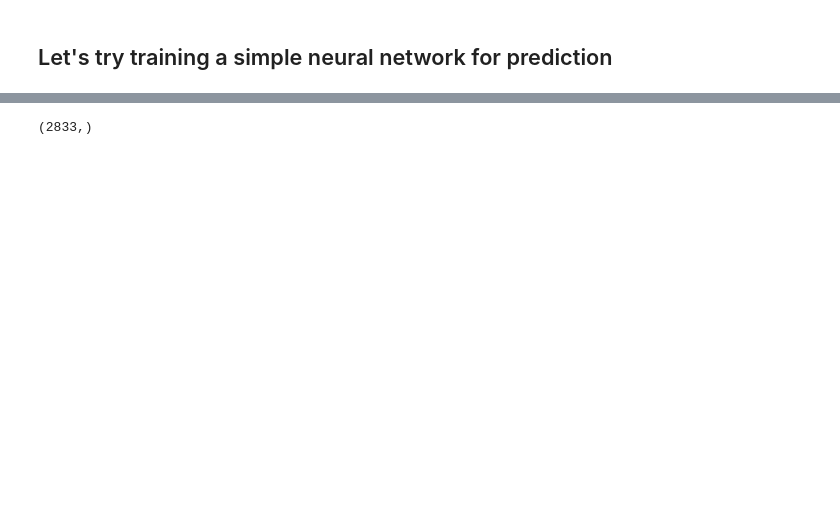
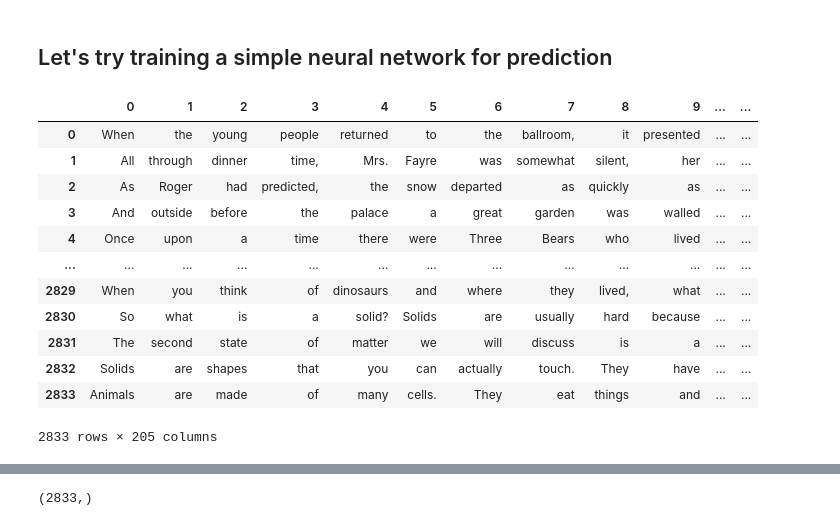
Before and after one commit to exemartinez/makeovermonday_projects, a Jupyter notebook: scripts/readability_kaggle_wrangling.ipynb, the cells around one changed output, grey strips where cells are left out. Drawn from its saved outputs; the diff is of its cells as text; code cells hidden in the pictures; blank space fills up the shorter version.

```diff
--- a/scripts/readability_kaggle_wrangling.ipynb
+++ b/scripts/readability_kaggle_wrangling.ipynb
@@ -290,7 +276,4 @@ df_final.head()
 | 4 | 37c1b32fb | Once upon a time there were Three... | 0.247197 | 0.510845 | 147 | 723 | 4.918367 | ... |
 5 rows × 214 columns
 # %%
-df_final_clean = df_final.drop(columns=['excerpt'])
+df_final_clean = df_final.drop(columns=['excerpt', 'id'])
-# %%
-df_indexed = df_final_clean.set_index('id')
-df_indexed.head()
@@ -306,2 +290,20 @@ df_indexed.head()
 # %% [markdown]
 ## Let's try training a simple neural network for prediction
+# %%
+df_final_clean2 = df_final_clean.drop(columns=['target', 'standard_error', 'word_count', 'char_count', 'avg_word_length', 'unique_words_count', 'diversity'])
+# %%
+df_final_clean2
+# %% [output]
+|  | 0 | 1 | 2 | 3 | 4 | 5 | 6 | 7 | 8 | 9 | ... | ... |
+| 0 | When | the | young | people | returned | to | the | ballroom, | it | presented | ... | ... |
+| 1 | All | through | dinner | time, | Mrs. | Fayre | was | somewhat | silent, | her | ... | ... |
+| 2 | As | Roger | had | predicted, | the | snow | departed | as | quickly | as | ... | ... |
+| 3 | And | outside | before | the | palace | a | great | garden | was | walled | ... | ... |
+| 4 | Once | upon | a | time | there | were | Three | Bears | who | lived | ... | ... |
+| ... | ... | ... | ... | ... | ... | ... | ... | ... | ... | ... | ... | ... |
+| 2829 | When | you | think | of | dinosaurs | and | where | they | lived, | what | ... | ... |
+| 2830 | So | what | is | a | solid? | Solids | are | usually | hard | because | ... | ... |
+| 2831 | The | second | state | of | matter | we | will | discuss | is | a | ... | ... |
+| 2832 | Solids | are | shapes | that | you | can | actually | touch. | They | have | ... | ... |
+| 2833 | Animals | are | made | of | many | cells. | They | eat | things | and | ... | ... |
+2833 rows × 205 columns
```
Also changed, not shown: parts of 20 cells of this notebook.
